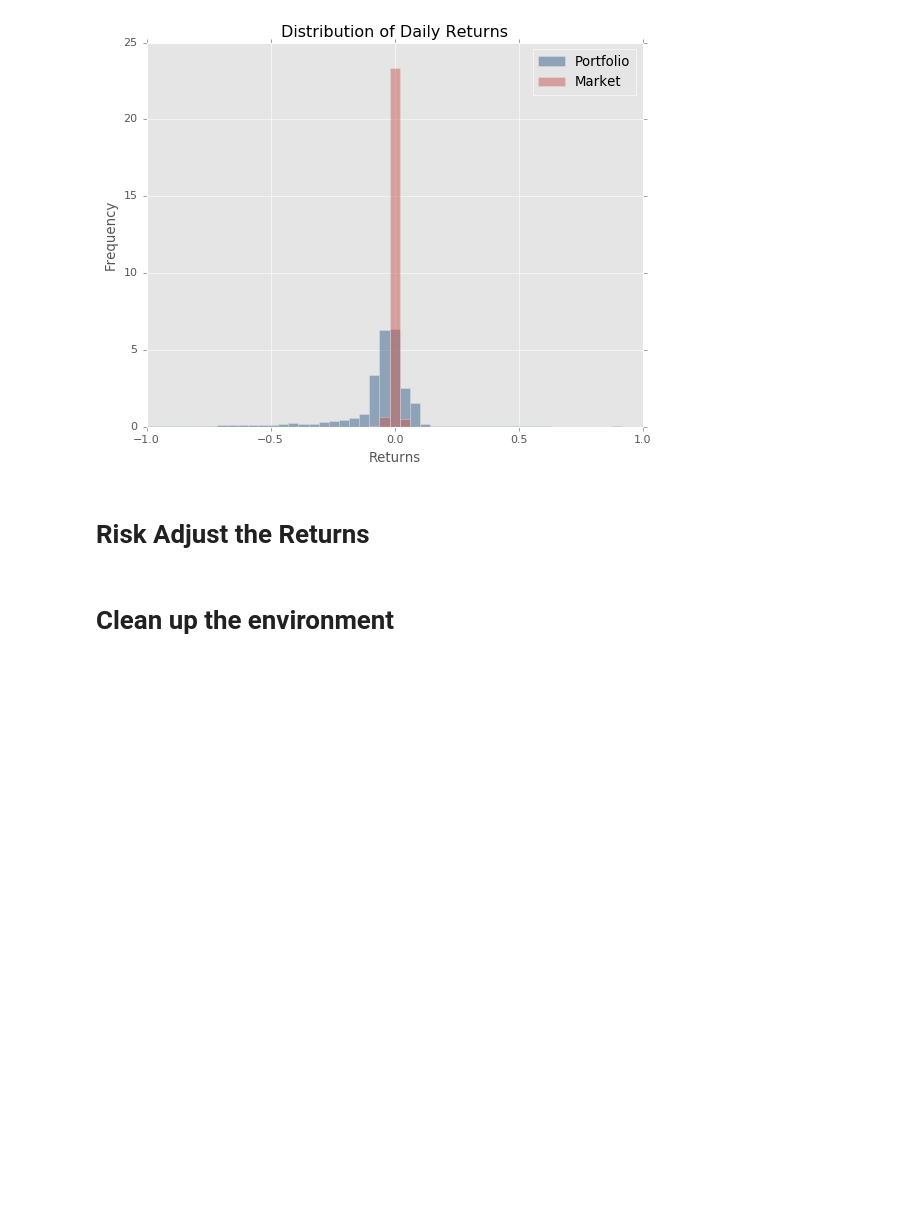
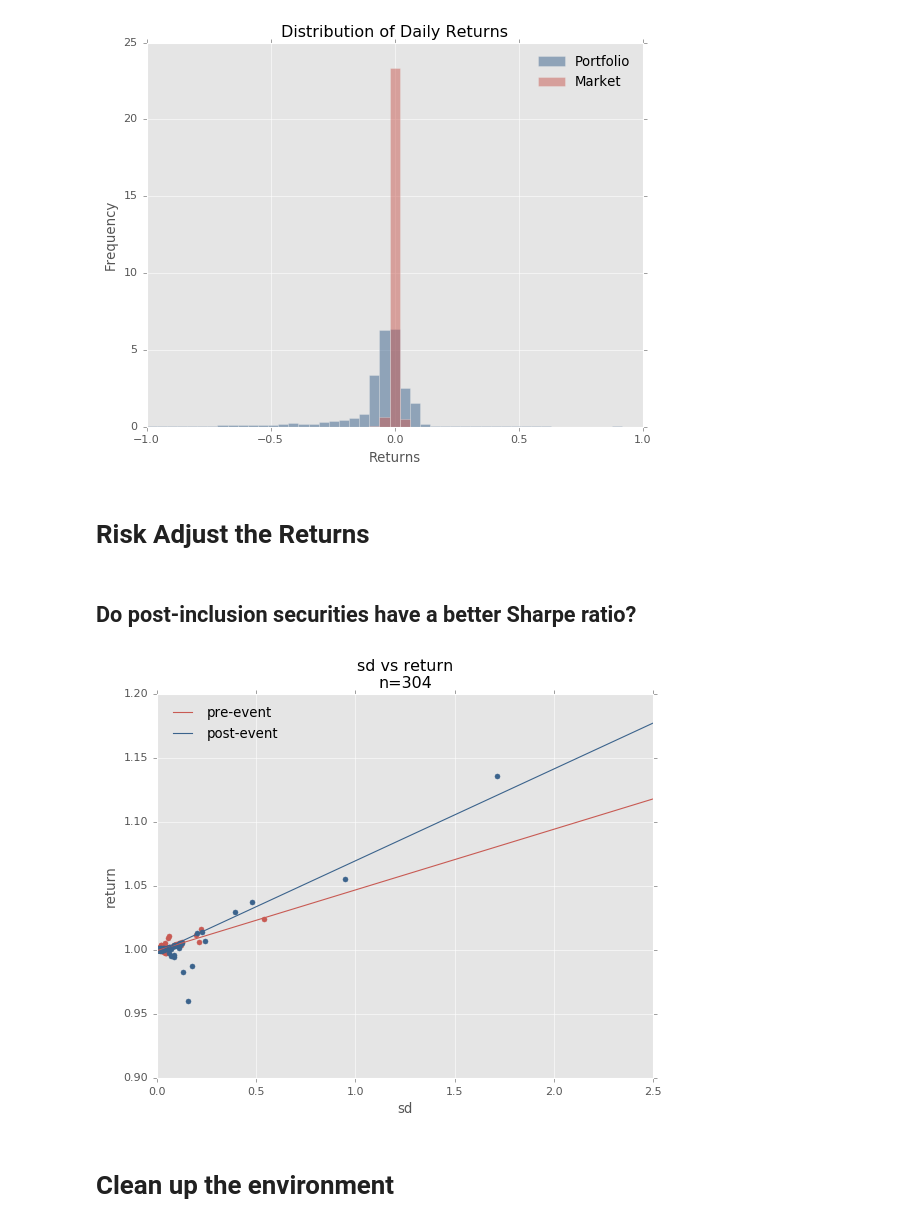
Before and after one commit to ebryce/Portfolio-Risk, a Jupyter notebook: thesis.ipynb, the cells around one changed output. Drawn from its saved outputs; the diff is of its cells as text; code cells hidden in the pictures; blank space fills up the shorter version.

```diff
--- a/thesis.ipynb
+++ b/thesis.ipynb
@@ -31,6 +31,10 @@ def event_timespan(d):
 db = 'C:\\Datasets\\thesis.db'
 conn = sqlite3.connect(db)
 c = conn.cursor()
+
+colors = {}
+colors['pre-event'] = 'xkcd:dark salmon'
+colors['post-event'] = 'xkcd:denim'
 # %% [markdown]
 # Load datasets
 ## Get French 3-Factor Data
@@ -374,3 +353,28 @@ print(matched_tickers.head())
+# %% [markdown]
+## Do post-inclusion securities have a better Sharpe ratio?
+# %%
+x,y = 'sd','return'
+xlim = [0,2.5]
+
+for timespan in risk['timespan'].unique():
+    subsample = risk[risk['timespan']==timespan].dropna()
+    plt.scatter(subsample[x], subsample[y], color=colors[timespan])#, alpha=0.5)
+
+    slope, intercept, r_value, p_value, std_err = stats.linregress(subsample[x], subsample[y])
+
+    X = np.linspace(xlim[0], xlim[1], 20)
+    Y = X*slope + intercept
+    plt.plot(X,Y, color=colors[timespan], alpha=1)
+    #plt.fill_between(X, Y-std_err,Y+std_err, color=colors[timespan], alpha=0.1)
+
+plt.xlim(xlim)
+plt.xlabel(x)
+plt.ylabel(y)
+plt.title('%s vs %s\nn=%d' % (x, y, len(risk.index)))
+plt.legend(risk['timespan'].unique(), frameon=False, loc='best')
+plt.show()
+# %% [output]
+[figure, added]
 # %% [markdown]
 # Clean up the environment
 # %%
```
Also changed, not shown: parts of 10 cells of this notebook.
